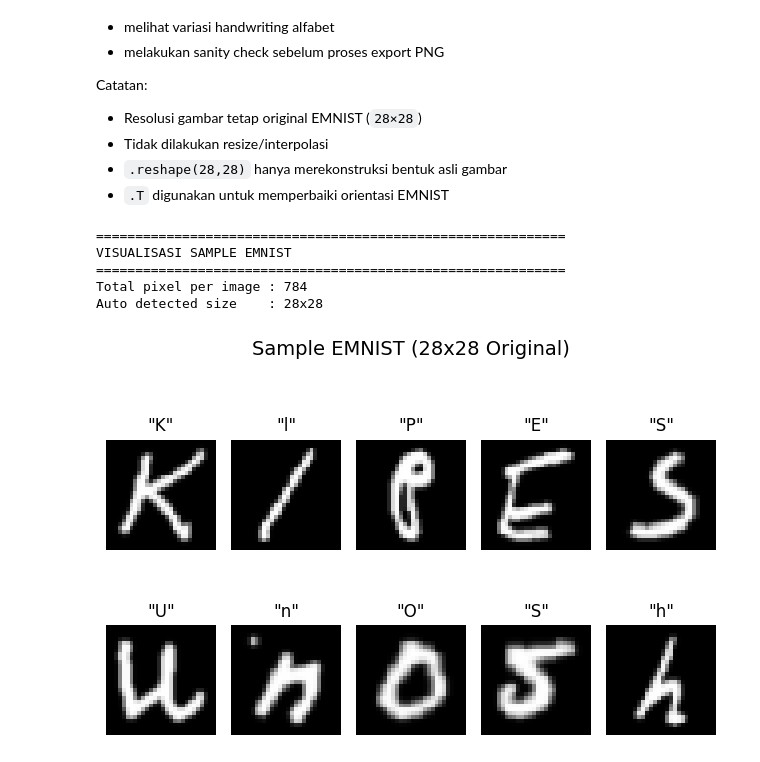
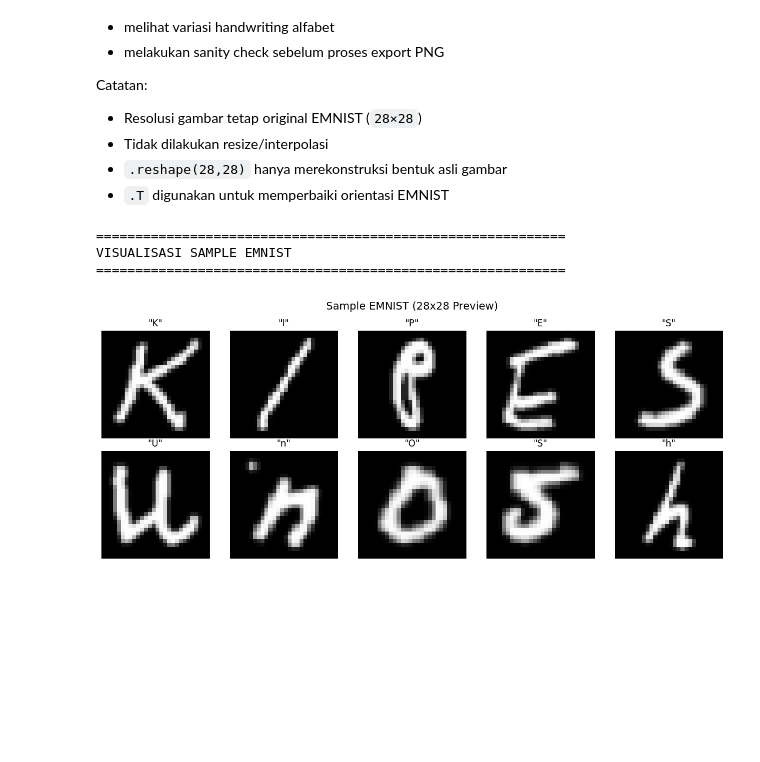
Before and after one commit to DyslexiaLens/DyslexiaLens_DS, a Jupyter notebook: notebooks/EMNIST_to_Gambo.ipynb, the cells around one changed output. Saved outputs shown, nothing was run; the diff lists cells and outputs as text; code cells hidden in the pictures; blank space fills up the shorter version.

Commit message:
Menyusun strategi arsitektur dokumen dan menerapkan alur kerja ekstraksi dataset EMNIST untuk klasifikasi disleksia. (Checkpoint 8)

```diff
--- a/notebooks/EMNIST_to_Gambo.ipynb
+++ b/notebooks/EMNIST_to_Gambo.ipynb
@@ -387,7 +387,7 @@ Catatan:
 - `.T` digunakan untuk memperbaiki orientasi EMNIST
 # %%
 # =========================================================
-# Visualisasi Sample EMNIST (Auto Detect Resolution)
+# Visualisasi Sample EMNIST
 # =========================================================
 
 print('=' * 60)
@@ -396,6 +396,11 @@ print('=' * 60)
 
 NUM_SAMPLES = 10
 
+TARGET_SIZE = (28, 28)
+
+# =========================================================
+# Ambil sample acak
+# =========================================================
 sample_indices = np.random.choice(
     len(alpha_labels_arr),
     NUM_SAMPLES,
@@ -403,56 +408,82 @@ sample_indices = np.random.choice(
 )
 
 # =========================================================
-# Auto detect image size
+# Setup figure
 # =========================================================
-num_pixels = alpha_pixels.shape[1]
-
-img_size = int(np.sqrt(num_pixels))
-
-print(f'Total pixel per image : {num_pixels}')
-print(f'Auto detected size    : {img_size}x{img_size}')
-
-fig, axes = plt.subplots(2, 5)
+fig, axes = plt.subplots(
+    2,
+    5,
+    figsize=(12, 5)
+)
 
 fig.suptitle(
-    f'Sample EMNIST ({img_size}x{img_size} Original)',
+    'Sample EMNIST (28x28 Preview)',
     fontsize=14
 )
 
+# =========================================================
+# Render image
+# =========================================================
 for i, ax in enumerate(axes.flatten()):
 
     idx = sample_indices[i]
 
     # =====================================================
-    # Reconstruct original image
+    # Reconstruct image
     # =====================================================
-    img = alpha_pixels[idx].reshape(img_size, img_size)
+    img = alpha_pixels[idx].reshape(28, 28)
 
     # =====================================================
-    # Fix EMNIST orientation
+    # Fix orientation
     # =====================================================
     img = img.T
 
+    # =====================================================
+    # Convert ke PIL
+    # =====================================================
+    img_pil = Image.fromarray(
+        img,
+        mode='L'
+    )
+
+    # =====================================================
+    # Resize untuk CNN preview
+    # =====================================================
+    img_pil = img_pil.resize(
+        TARGET_SIZE,
+        Image.Resampling.LANCZOS
+    )
+
+    # =====================================================
+    # Character label
+    # =====================================================
     label_id = int(alpha_labels_arr[idx])
 
     char = label_to_char[label_id]
 
+    # =====================================================
+    # Show image
+    # =====================================================
     ax.imshow(
-        img,
-        cmap='gray',
-        interpolation='nearest'
+        img_pil,
+        cmap='gray'
     )
 
     ax.set_title(f'"{char}"')
 
     ax.axis('off')
 
+# =========================================================
+# Layout
+# =========================================================
 plt.tight_layout()
+
+# =========================================================
+# Show figure
+# =========================================================
 plt.show()
 # %% [output]
 ============================================================
 VISUALISASI SAMPLE EMNIST
 ============================================================
-Total pixel per image : 784
-Auto detected size    : 28x28
-[figure, old version]
+[figure, new version]
```
Also changed, not shown: parts of 12 cells of this notebook, 4 other files.
